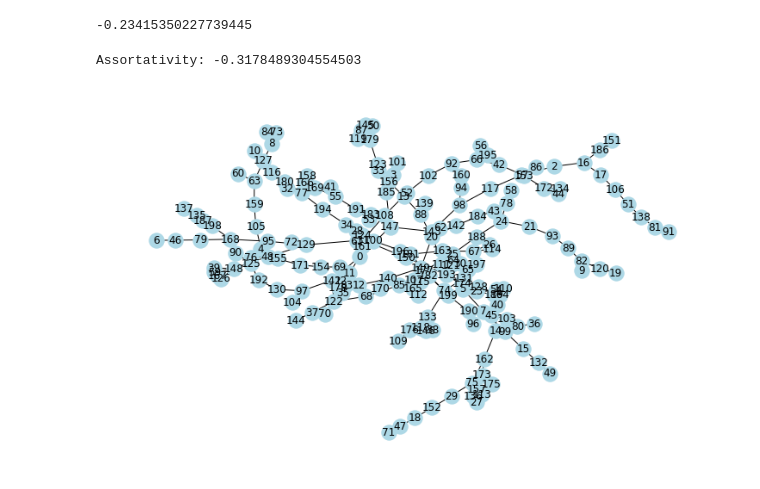
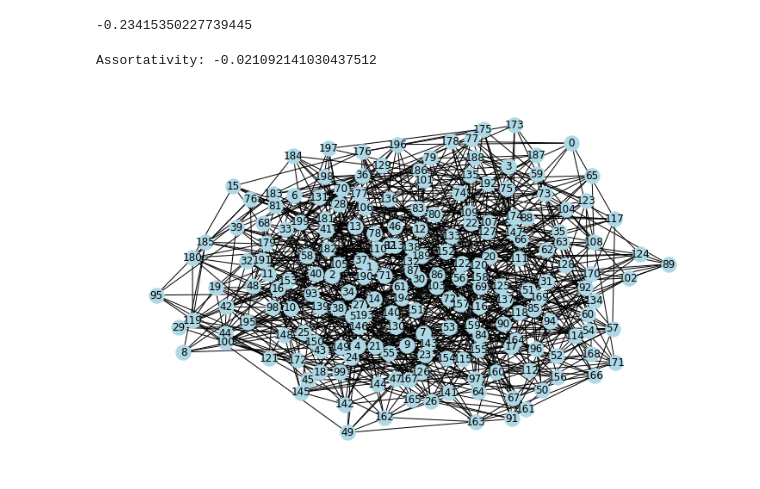
Before and after one commit to ricardotetti/Chaotic_Logistic_Maps, a Jupyter notebook: Assortative Networks.ipynb, the cells around one changed output. Saved outputs shown, nothing was run; the diff lists cells and outputs as text; code cells hidden in the pictures.

```diff
--- a/Assortative Networks.ipynb
+++ b/Assortative Networks.ipynb
@@ -39,15 +170,15 @@ nx.degree_assortativity_coefficient(G)
 -0.23415350227739445
 # %%
 n_nodes = 200
-av_degree = 5
+av_degree = 20
 k = int(av_degree/2)
-p = 1 #probability of rewiring
+p = 0.7 #probability of rewiring
 G = nx.watts_strogatz_graph(n_nodes, k, p, seed=None)
 print("Assortativity:", nx.degree_assortativity_coefficient(G))
 pos=nx.spring_layout(G)
 fig= plt.figure(figsize=(10,6))
 nx.draw(G, pos=pos, node_color = 'lightblue', with_labels = True)
 plt.show()
 # %% [output]
-Assortativity: -0.3178489304554503
+Assortativity: -0.021092141030437512
-[figure, old version]
+[figure, new version]
```
Also changed, not shown: parts of 5 cells of this notebook, 5 other files.
